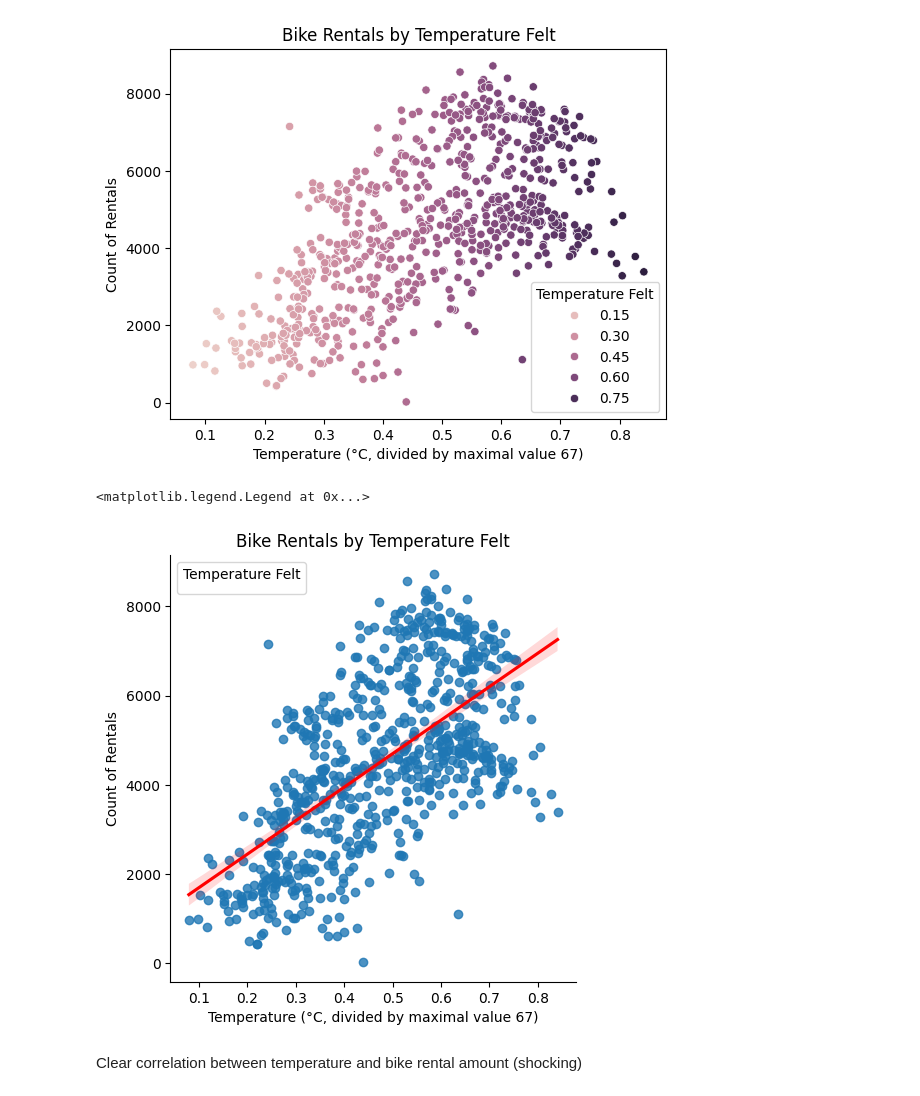
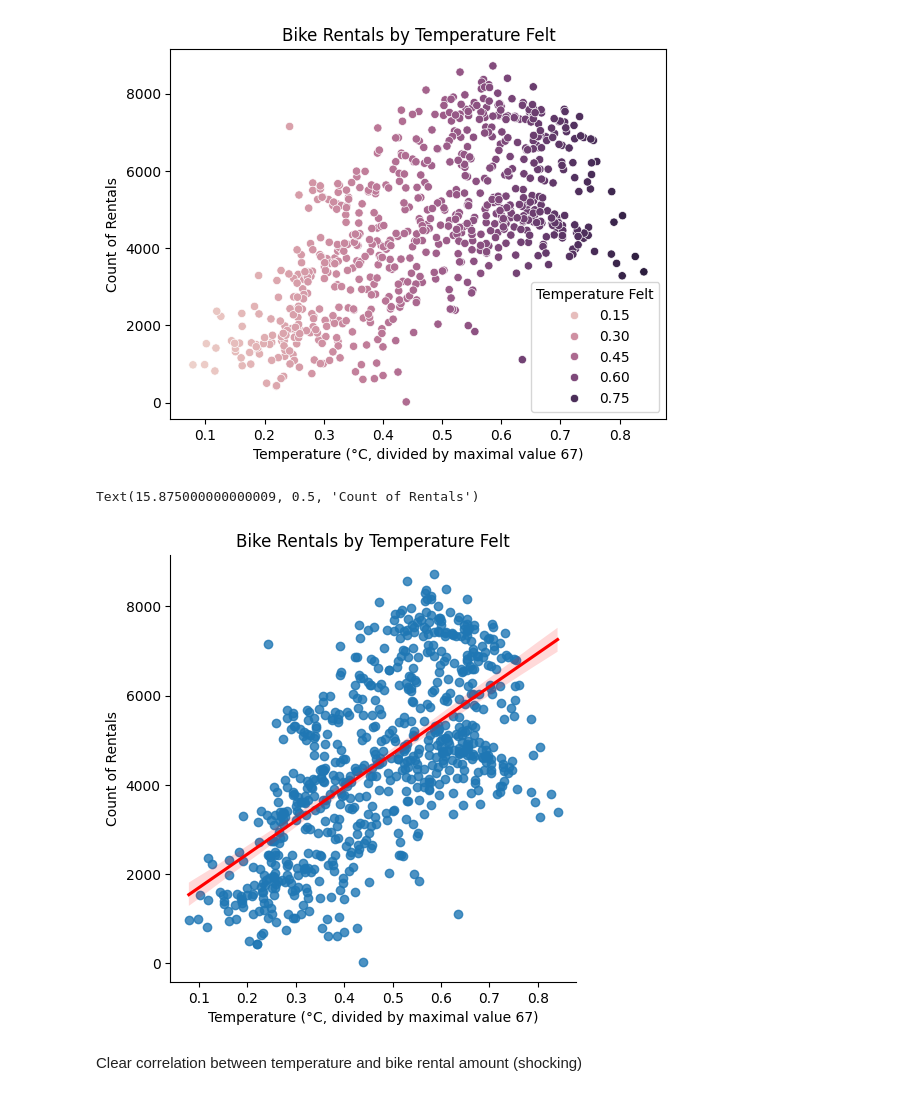
Before and after one commit to ClemRibe/ProjetML, a Jupyter notebook: ProjetML.ipynb, the cells around one changed output. Saved outputs shown, nothing was run; the diff lists cells and outputs as text; code cells hidden in the pictures.

```diff
--- a/ProjetML.ipynb
+++ b/ProjetML.ipynb
@@ -143,12 +124,11 @@ plt.legend(title="Temperature Felt")
 # %%
 sns.lmplot(data=day_df, x="atemp", y="cnt",aspect=1, line_kws={'color': 'red'})
 plt.title("Bike Rentals by Temperature Felt")
 plt.xlabel("Temperature (°C, divided by maximal value 67)")
 plt.ylabel("Count of Rentals")
-plt.legend(title="Temperature Felt")
 # %% [output]
-<matplotlib.legend.Legend at 0x...>
+Text(15.875000000000009, 0.5, 'Count of Rentals')
-[figure, old version]
+[figure, new version]
 # %% [markdown]
 Clear correlation between temperature and bike rental amount (shocking)
 # %% [markdown]
```
Also changed, not shown: parts of 3 cells of this notebook.
